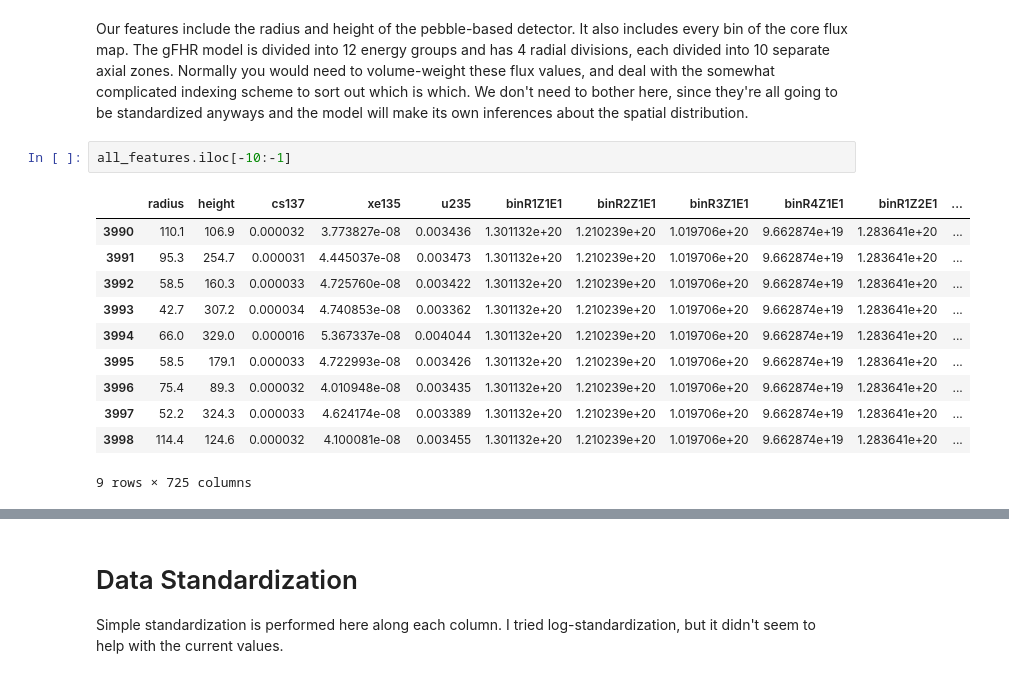
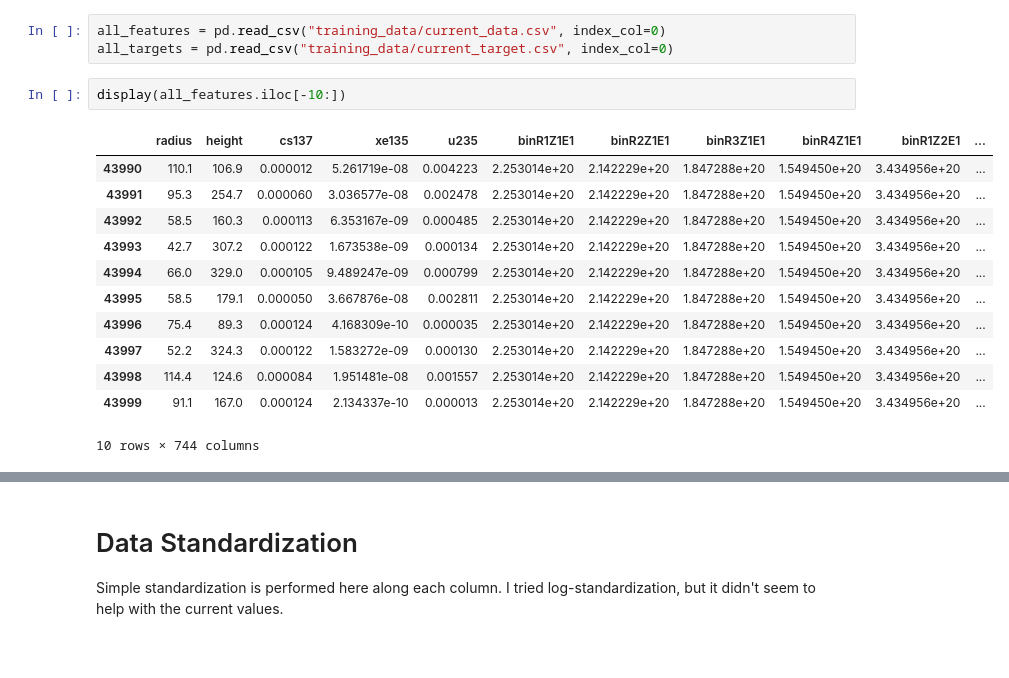
Before and after one commit to iankolaja/PEARLSim, a Jupyter notebook: create_current_model.ipynb, the cells around one changed output, grey strips where cells are left out. Cells and saved outputs as stored; diff of their text form; blank space fills up the shorter version.

```diff
--- a/create_current_model.ipynb
+++ b/create_current_model.ipynb
@@ -63,16 +16,18 @@ File gFHR_equilibrium_training_22.serpent_det0.m has an average 8.55% uncertaint
-# %% [markdown]
-Our features include the radius and height of the pebble-based detector. It also includes every bin of the core flux map. The gFHR model is divided into 12 energy groups and has 4 radial divisions, each divided into 10 separate axial zones. Normally you would need to volume-weight these flux values, and deal with the somewhat complicated indexing scheme to sort out which is which. We don't need to bother here, since they're all going to be standardized anyways and the model will make its own inferences about the spatial distribution.
+# %%
+all_features = pd.read_csv("training_data/current_data.csv", index_col=0)
+all_targets = pd.read_csv("training_data/current_target.csv", index_col=0)
 # %%
-all_features.iloc[-10:-1]
+display(all_features.iloc[-10:])
 # %% [output]
 |  | radius | height | cs137 | xe135 | u235 | binR1Z1E1 | binR2Z1E1 | binR3Z1E1 | binR4Z1E1 | binR1Z2E1 | ... |
-| 3990 | 110.1 | 106.9 | 0.000032 | 3.773827e-08 | 0.003436 | 1.301132e+20 | 1.210239e+20 | 1.019706e+20 | 9.662874e+19 | 1.283641e+20 | ... |
-| 3991 | 95.3 | 254.7 | 0.000031 | 4.445037e-08 | 0.003473 | 1.301132e+20 | 1.210239e+20 | 1.019706e+20 | 9.662874e+19 | 1.283641e+20 | ... |
-| 3992 | 58.5 | 160.3 | 0.000033 | 4.725760e-08 | 0.003422 | 1.301132e+20 | 1.210239e+20 | 1.019706e+20 | 9.662874e+19 | 1.283641e+20 | ... |
-| 3993 | 42.7 | 307.2 | 0.000034 | 4.740853e-08 | 0.003362 | 1.301132e+20 | 1.210239e+20 | 1.019706e+20 | 9.662874e+19 | 1.283641e+20 | ... |
-| 3994 | 66.0 | 329.0 | 0.000016 | 5.367337e-08 | 0.004044 | 1.301132e+20 | 1.210239e+20 | 1.019706e+20 | 9.662874e+19 | 1.283641e+20 | ... |
-| 3995 | 58.5 | 179.1 | 0.000033 | 4.722993e-08 | 0.003426 | 1.301132e+20 | 1.210239e+20 | 1.019706e+20 | 9.662874e+19 | 1.283641e+20 | ... |
-| 3996 | 75.4 | 89.3 | 0.000032 | 4.010948e-08 | 0.003435 | 1.301132e+20 | 1.210239e+20 | 1.019706e+20 | 9.662874e+19 | 1.283641e+20 | ... |
-| 3997 | 52.2 | 324.3 | 0.000033 | 4.624174e-08 | 0.003389 | 1.301132e+20 | 1.210239e+20 | 1.019706e+20 | 9.662874e+19 | 1.283641e+20 | ... |
-| 3998 | 114.4 | 124.6 | 0.000032 | 4.100081e-08 | 0.003455 | 1.301132e+20 | 1.210239e+20 | 1.019706e+20 | 9.662874e+19 | 1.283641e+20 | ... |
+| 43990 | 110.1 | 106.9 | 0.000012 | 5.261719e-08 | 0.004223 | 2.253014e+20 | 2.142229e+20 | 1.847288e+20 | 1.549450e+20 | 3.434956e+20 | ... |
+| 43991 | 95.3 | 254.7 | 0.000060 | 3.036577e-08 | 0.002478 | 2.253014e+20 | 2.142229e+20 | 1.847288e+20 | 1.549450e+20 | 3.434956e+20 | ... |
+| 43992 | 58.5 | 160.3 | 0.000113 | 6.353167e-09 | 0.000485 | 2.253014e+20 | 2.142229e+20 | 1.847288e+20 | 1.549450e+20 | 3.434956e+20 | ... |
+| 43993 | 42.7 | 307.2 | 0.000122 | 1.673538e-09 | 0.000134 | 2.253014e+20 | 2.142229e+20 | 1.847288e+20 | 1.549450e+20 | 3.434956e+20 | ... |
+| 43994 | 66.0 | 329.0 | 0.000105 | 9.489247e-09 | 0.000799 | 2.253014e+20 | 2.142229e+20 | 1.847288e+20 | 1.549450e+20 | 3.434956e+20 | ... |
+| 43995 | 58.5 | 179.1 | 0.000050 | 3.667876e-08 | 0.002811 | 2.253014e+20 | 2.142229e+20 | 1.847288e+20 | 1.549450e+20 | 3.434956e+20 | ... |
+| 43996 | 75.4 | 89.3 | 0.000124 | 4.168309e-10 | 0.000035 | 2.253014e+20 | 2.142229e+20 | 1.847288e+20 | 1.549450e+20 | 3.434956e+20 | ... |
+| 43997 | 52.2 | 324.3 | 0.000122 | 1.583272e-09 | 0.000130 | 2.253014e+20 | 2.142229e+20 | 1.847288e+20 | 1.549450e+20 | 3.434956e+20 | ... |
+| 43998 | 114.4 | 124.6 | 0.000084 | 1.951481e-08 | 0.001557 | 2.253014e+20 | 2.142229e+20 | 1.847288e+20 | 1.549450e+20 | 3.434956e+20 | ... |
+| 43999 | 91.1 | 167.0 | 0.000124 | 2.134337e-10 | 0.000013 | 2.253014e+20 | 2.142229e+20 | 1.847288e+20 | 1.549450e+20 | 3.434956e+20 | ... |
-9 rows × 725 columns
+10 rows × 744 columns
```
Also changed, not shown: parts of 18 cells of this notebook.
